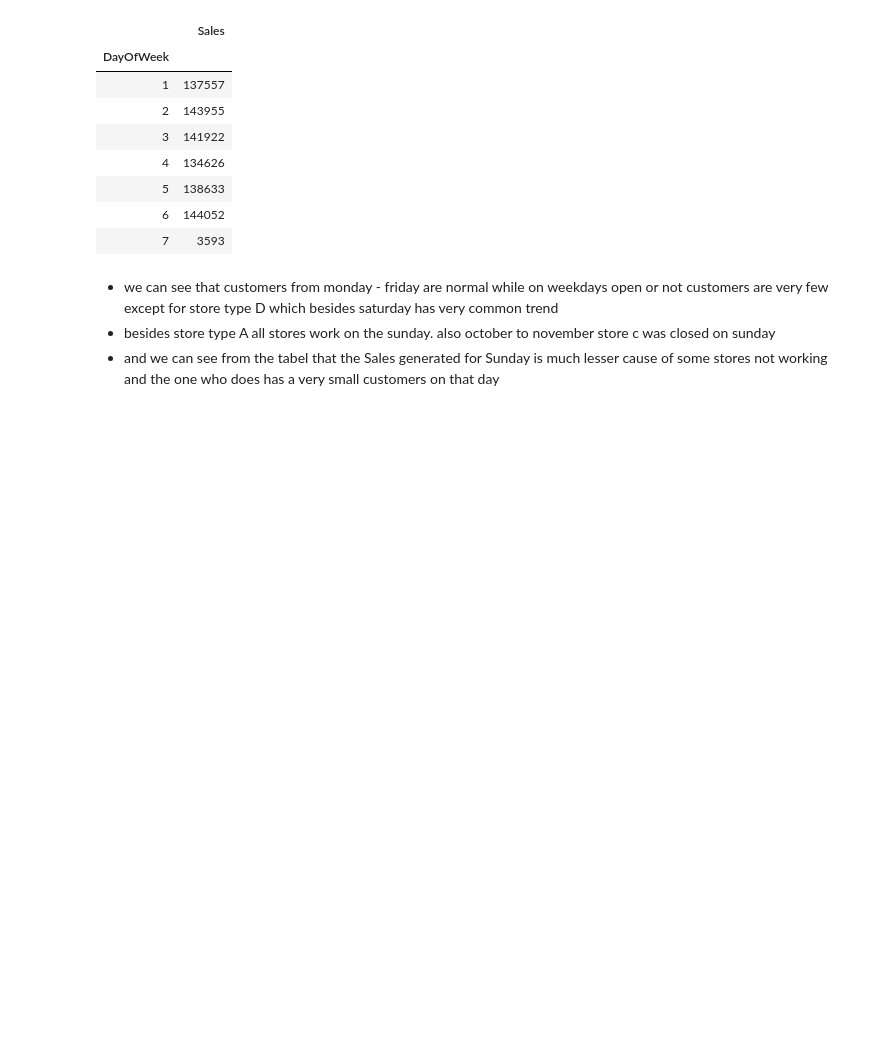
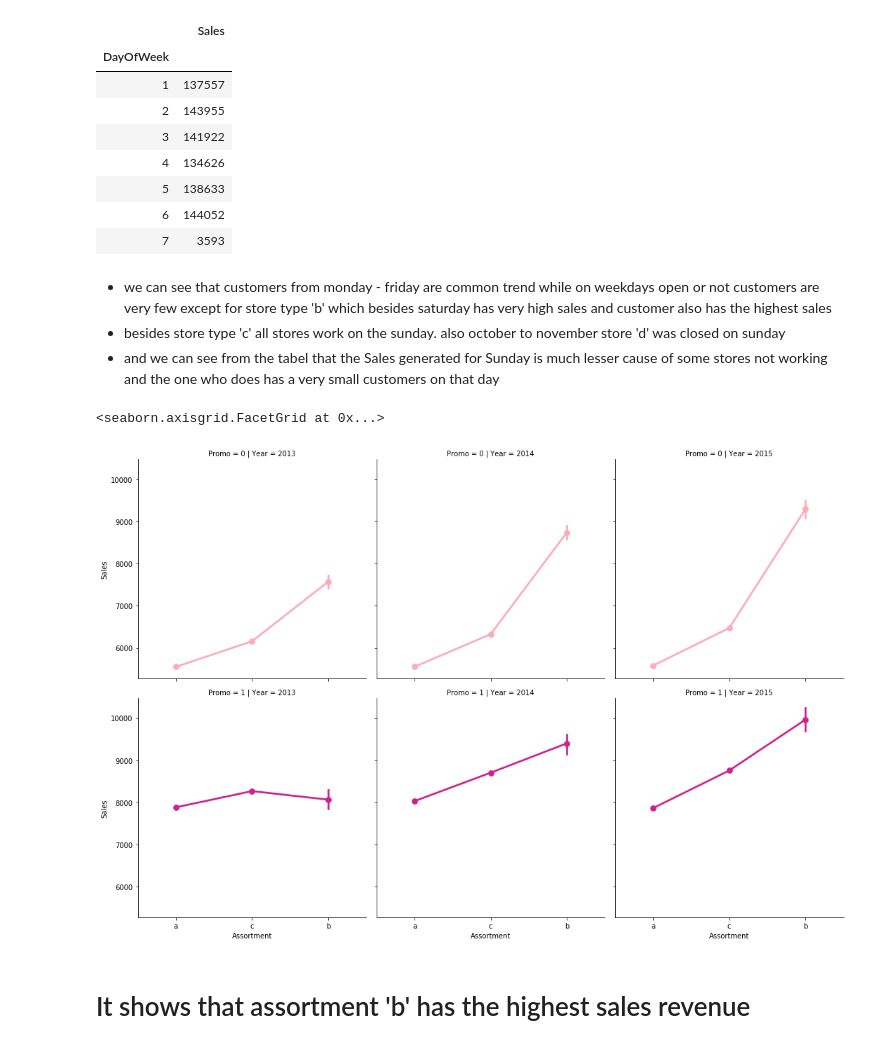
Before and after one commit to sam23121/Pharmaceutical_Sales_prediction, a Jupyter notebook: notebooks/EDA.ipynb, the cells around one changed output. Drawn from its saved outputs; the diff is of its cells as text; code cells hidden in the pictures; blank space fills up the shorter version.

```diff
--- a/notebooks/EDA.ipynb
+++ b/notebooks/EDA.ipynb
@@ -166,6 +176,17 @@ train_store.groupby('DayOfWeek').agg({'Sales':'count'})
 | 6 | 144052 |
 | 7 | 3593 |
 # %% [markdown]
-- we can see that customers from monday - friday are normal while on weekdays open or not customers are very few except for store type D which besides saturday has very common trend
-- besides store type A all stores work on the sunday. also october to november store c was closed on sunday
+- we can see that customers from monday - friday are common trend while on weekdays open or not customers are very few except for store type 'b' which besides saturday has very high sales and customer also has the highest sales
+- besides store type 'c' all stores work on the sunday. also october to november store 'd' was closed on sunday
 - and we can see from the tabel that the Sales generated for Sunday is much lesser cause of some stores not working and the one who does has a very small customers on that day
+# %%
+sns.factorplot(data = train_store, x = 'Assortment', y = "Sales",
+               col = 'Year',
+               row = 'Promo',
+               hue = 'Promo',
+               palette = 'RdPu')
+# %% [output]
+<seaborn.axisgrid.FacetGrid at 0x...>
+[figure, added]
+# %% [markdown]
+# It shows that assortment 'b' has the highest sales revenue
```
Also changed, not shown: parts of 4 cells of this notebook, 1 other file.
